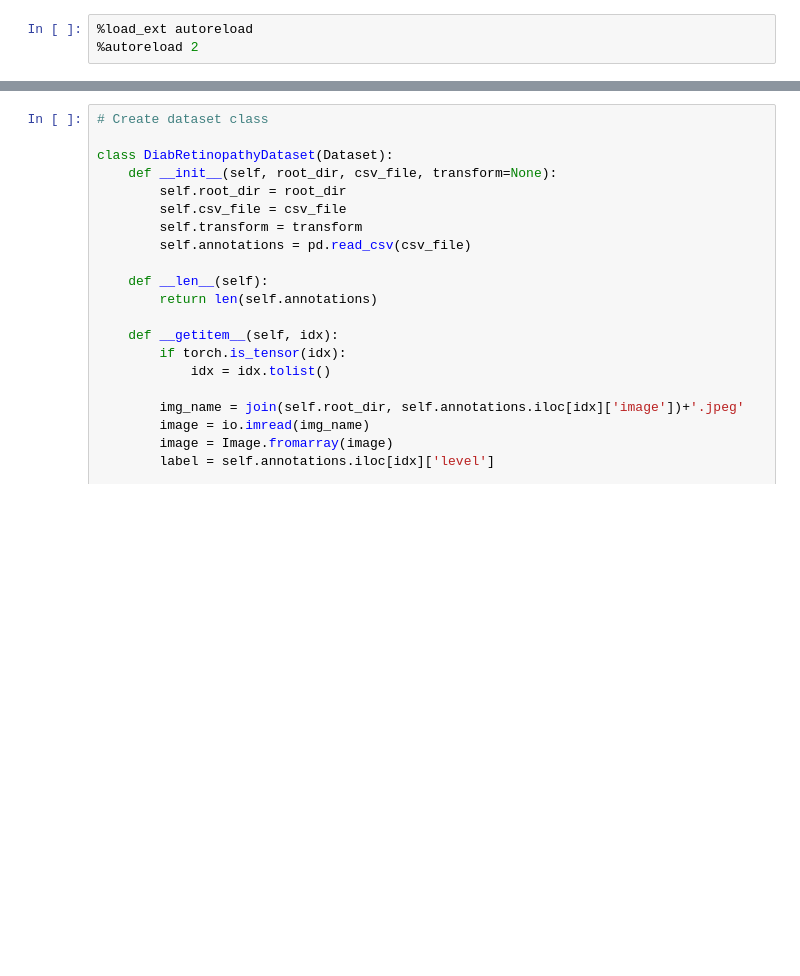
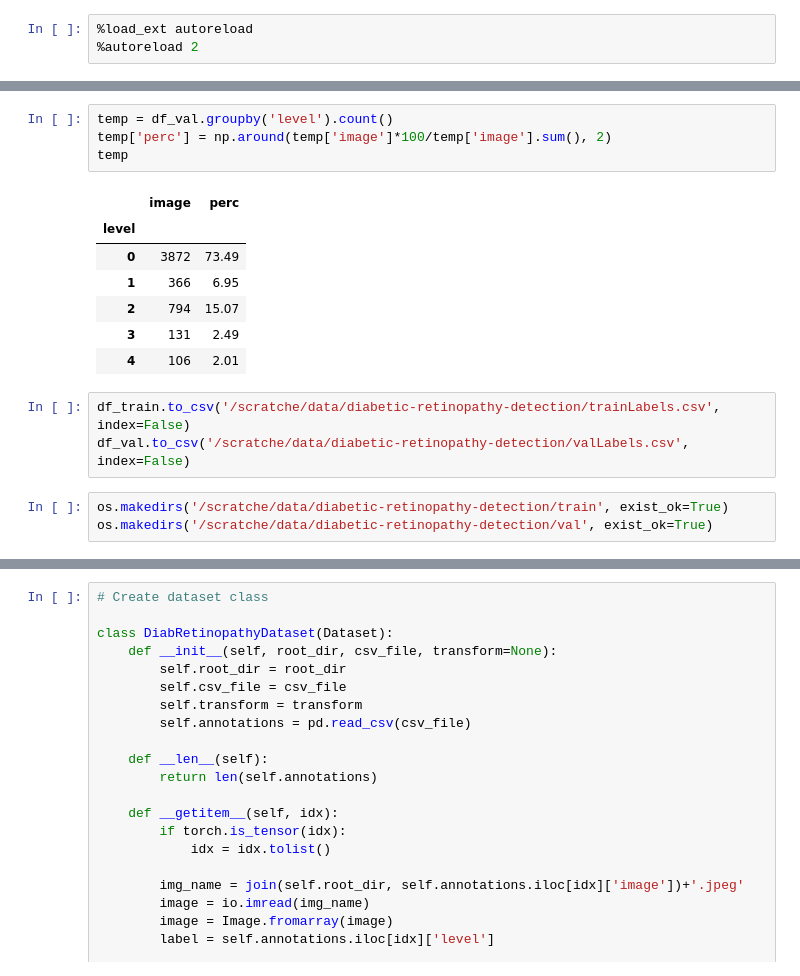
Before and after one commit to sansiddh/diab-ret-kaggle, a Jupyter notebook: notebooks/[TRY] test.ipynb, the cells around one changed output, grey strips where cells are left out. Cells and saved outputs as stored; diff of their text form; blank space fills up the shorter version.

```diff
--- a/notebooks/[TRY] test.ipynb
+++ b/notebooks/[TRY] test.ipynb
@@ -34,0 +52,18 @@ df_labels
+# %%
+temp = df_val.groupby('level').count()
+temp['perc'] = np.around(temp['image']*100/temp['image'].sum(), 2)
+temp
+# %% [output]
+|  | image | perc |
+| level |  |  |
+| 0 | 3872 | 73.49 |
+| 1 | 366 | 6.95 |
+| 2 | 794 | 15.07 |
+| 3 | 131 | 2.49 |
+| 4 | 106 | 2.01 |
+# %%
+df_train.to_csv('/scratche/data/diabetic-retinopathy-detection/trainLabels.csv', index=False)
+df_val.to_csv('/scratche/data/diabetic-retinopathy-detection/valLabels.csv', index=False)
+# %%
+os.makedirs('/scratche/data/diabetic-retinopathy-detection/train', exist_ok=True)
+os.makedirs('/scratche/data/diabetic-retinopathy-detection/val', exist_ok=True)
```
Also changed, not shown: parts of 16 cells of this notebook, 2 other files.
